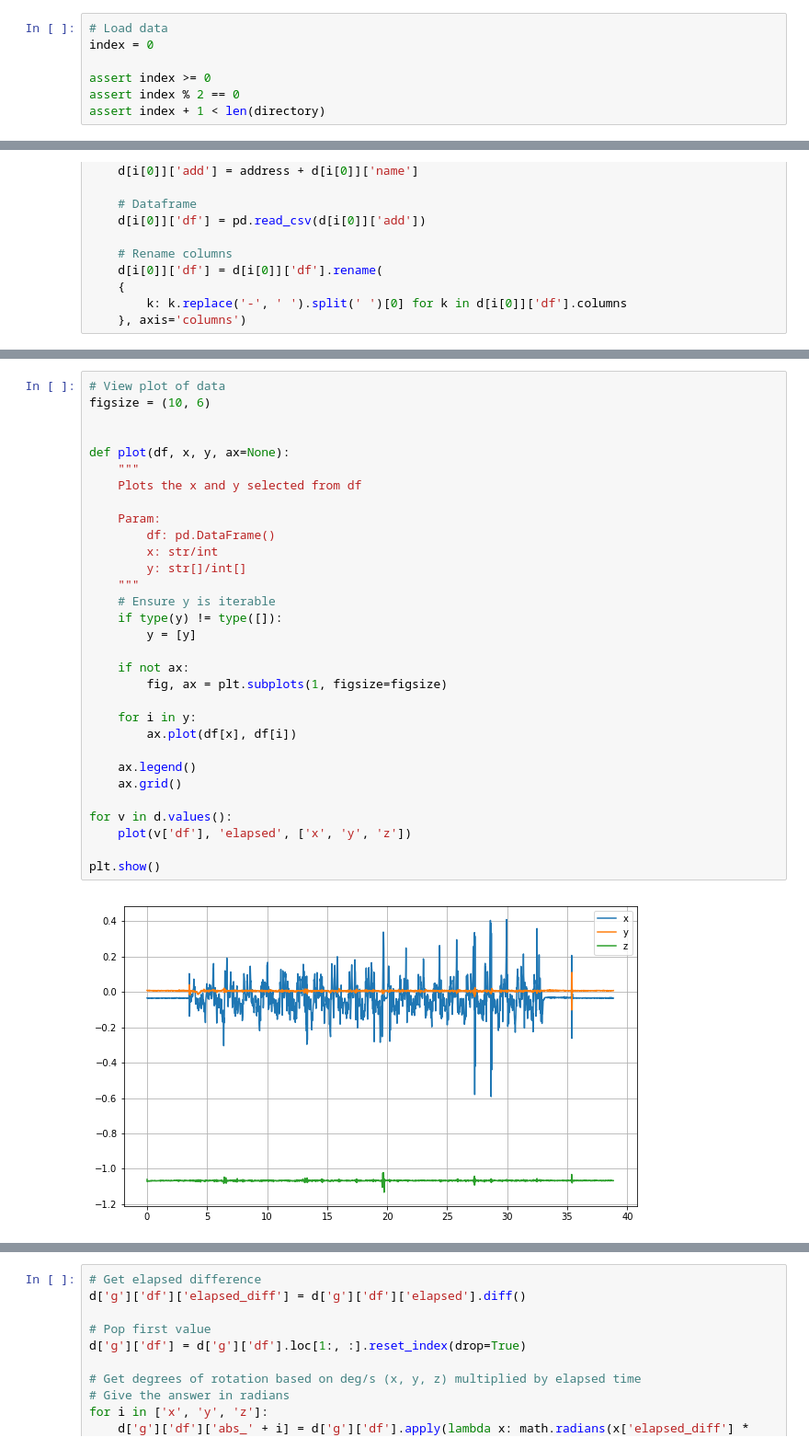
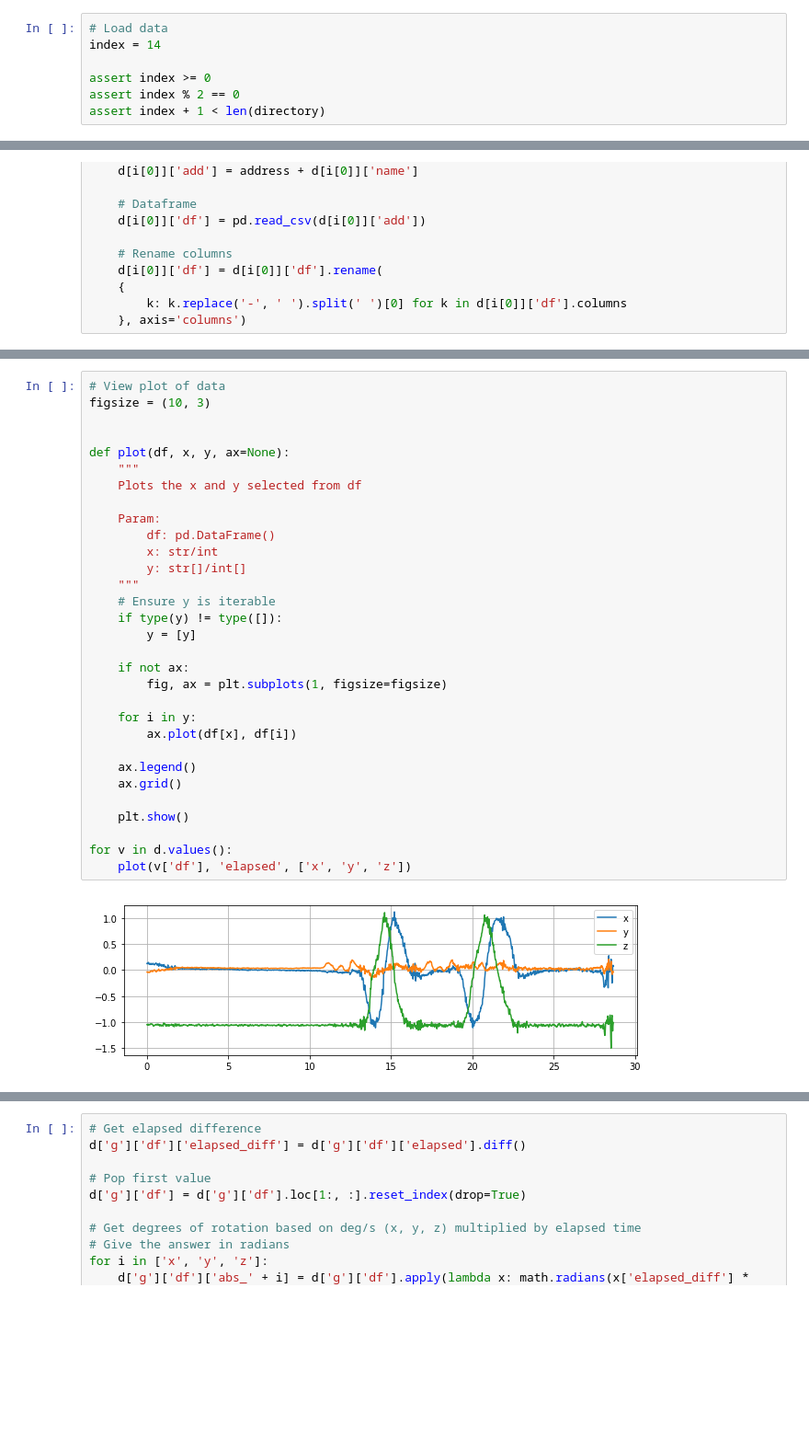
Before and after one commit to jwcn97/Parkinson-Disease-Repository, a Jupyter notebook: Testground/Test 7 - Ka Shing_Inertial navigation/Version 2020-02-03/triaxial navigation on test data.ipynb, the cells around one changed output, grey strips where cells are left out. Shown at 92% size. Cells and saved outputs as stored; diff of their text form; blank space fills up the shorter version.

```diff
--- a/Testground/Test 7 - Ka Shing_Inertial navigation/Version 2020-02-03/triaxial navigation on test data.ipynb
+++ b/Testground/Test 7 - Ka Shing_Inertial navigation/Version 2020-02-03/triaxial navigation on test data.ipynb
@@ -59,7 +59,7 @@ directory = get_dir(address)
 23: ztoy-8g-500_Metawear_2020-01-30T23.54.15.088_C5013CAC38C1_Gyroscope_1.5.0.csv
 # %%
 # Load data
-index = 0
+index = 14
 
 assert index >= 0
 assert index % 2 == 0
@@ -118,33 +118,33 @@ d['g']['df']
 # %%
 # View plot of data
-figsize = (10, 6)
+figsize = (10, 3)
 
 
 def plot(df, x, y, ax=None):
     """
     Plots the x and y selected from df
 
     Param:
         df: pd.DataFrame()
         x: str/int
         y: str[]/int[]
     """
     # Ensure y is iterable
     if type(y) != type([]):
         y = [y]
 
     if not ax:
         fig, ax = plt.subplots(1, figsize=figsize)
 
     for i in y:
         ax.plot(df[x], df[i])
 
     ax.legend()
     ax.grid()
 
+    plt.show()
+
 for v in d.values():
     plot(v['df'], 'elapsed', ['x', 'y', 'z'])
-
-plt.show()
 # %% [output]
-[figure, old version]
+[figure, new version]
```
Also changed, not shown: parts of 12 cells of this notebook, 4 other files.
